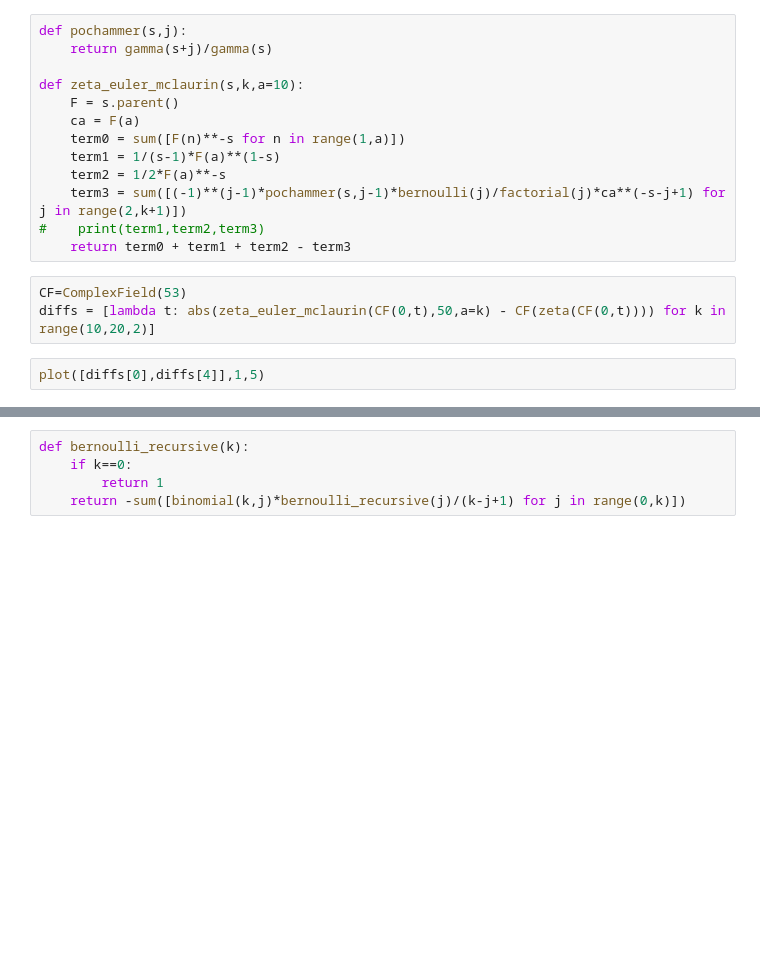
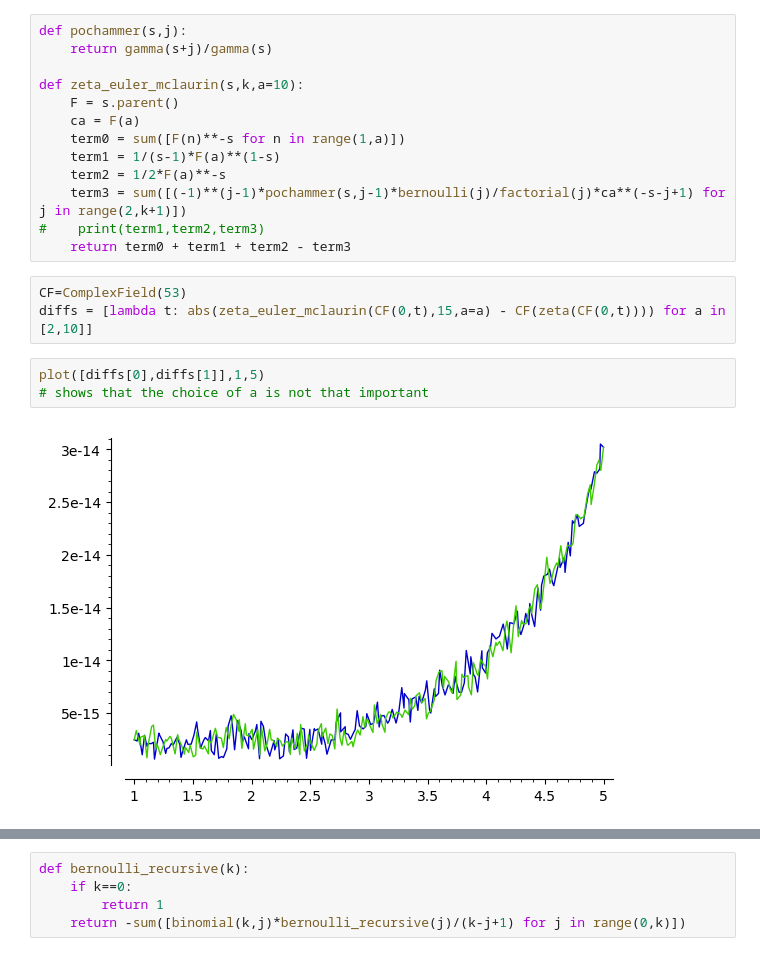
Before and after one commit to fredstro/sage-lesson-nt, a Jupyter notebook: ExampleSolutions.ipynb, the cells around one changed output, grey strips where cells are left out. Saved outputs shown, nothing was run; the diff lists cells and outputs as text; blank space fills up the shorter version.

```diff
--- a/ExampleSolutions.ipynb
+++ b/ExampleSolutions.ipynb
@@ -116,6 +99,9 @@ def zeta_euler_mclaurin(s,k,a=10):
     return term0 + term1 + term2 - term3
 # %%
 CF=ComplexField(53)
-diffs = [lambda t: abs(zeta_euler_mclaurin(CF(0,t),50,a=k) - CF(zeta(CF(0,t)))) for k in range(10,20,2)]
+diffs = [lambda t: abs(zeta_euler_mclaurin(CF(0,t),15,a=a) - CF(zeta(CF(0,t)))) for a in [2,10]]
 # %%
-plot([diffs[0],diffs[4]],1,5)
+plot([diffs[0],diffs[1]],1,5)
+# shows that the choice of a is not that important
+# %% [output]
+[figure, added]
```
Also changed, not shown: parts of 20 cells of this notebook, 1 other file.
